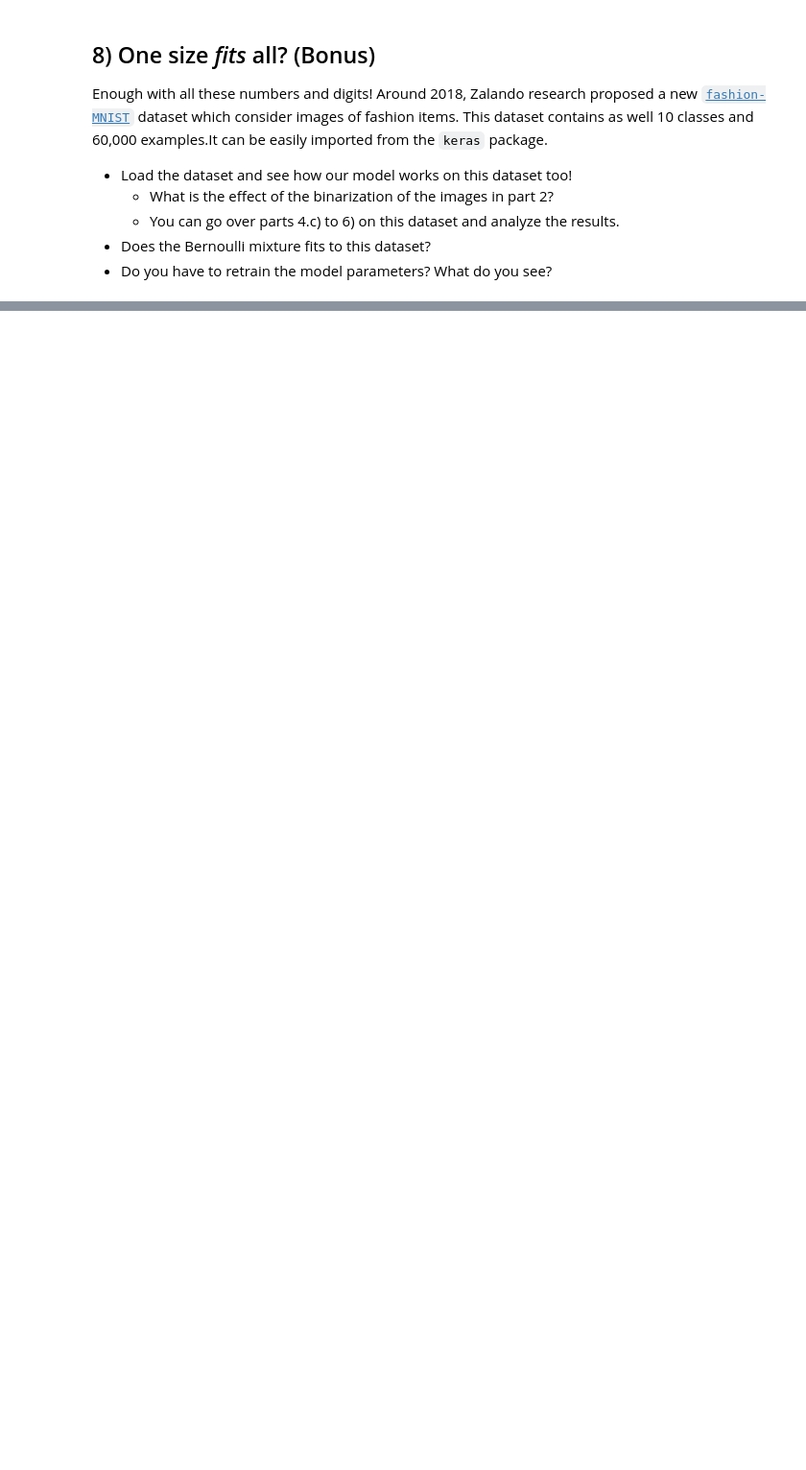
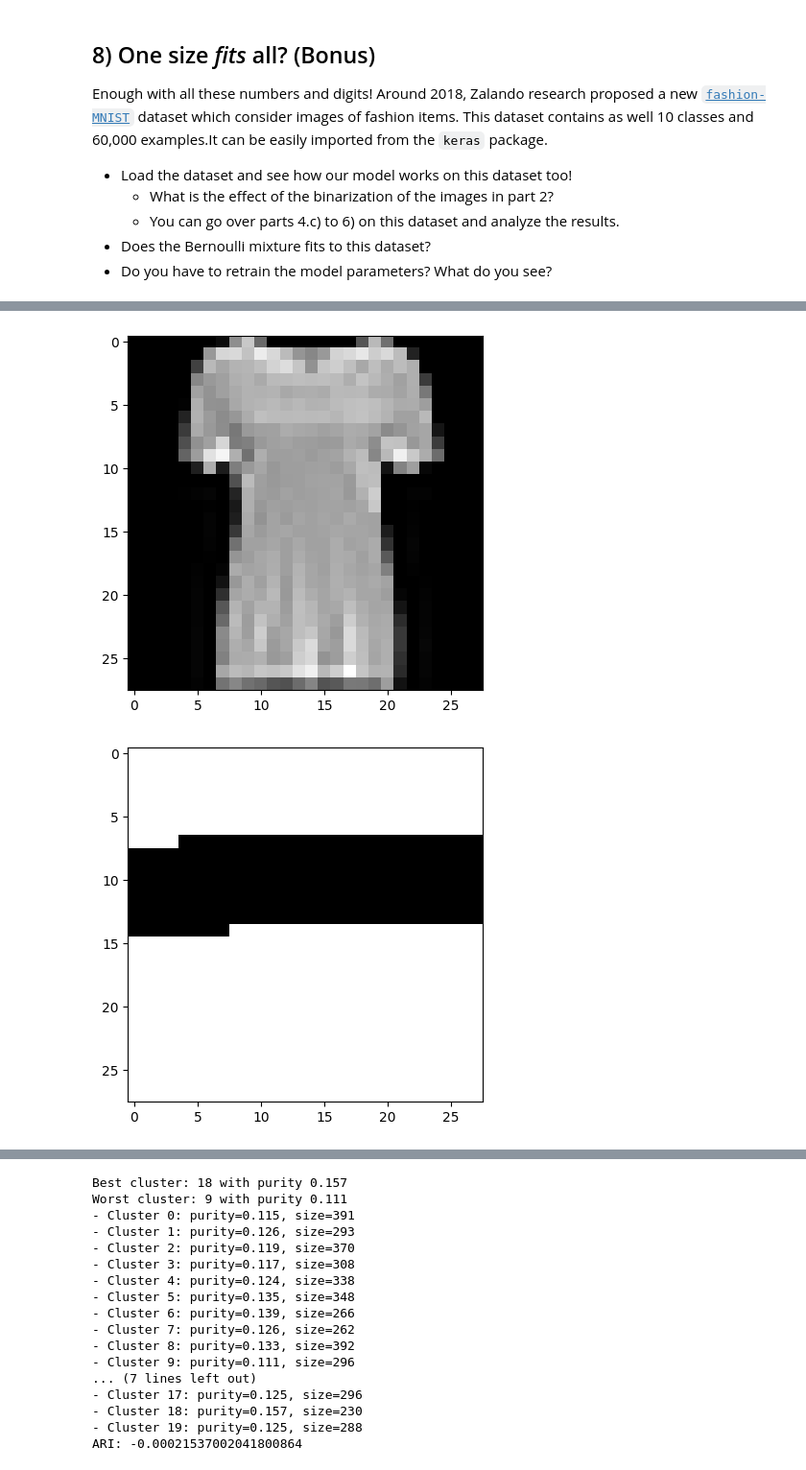
Before and after one commit to vincenteichhorn/cs-apml-assignments, a Jupyter notebook: src/03-mixture-model/Project_Mixture_model.ipynb, the cells around one changed output, grey strips where cells are left out. Shown at 96% size. Saved outputs shown, nothing was run; the diff lists cells and outputs as text; code cells hidden in the pictures; blank space fills up the shorter version.

```diff
--- a/src/03-mixture-model/Project_Mixture_model.ipynb
+++ b/src/03-mixture-model/Project_Mixture_model.ipynb
@@ -1210,4 +1222,0 @@ F_train.shape
-# %%
-F_train_bin = np.array([binarize_image(x) for x in F_train])
-
-repr, priors, assignments, lls = EM(F_train_bin[:N], 20)
@@ -1213,0 +1279,15 @@ repr, priors, assignments, lls = EM(F_train_bin[:N], 20)
+# %%
+class_representatives_lst, priors_tmp, assignments_digits, log_likelihoods_tmp = results[18]  # K=20
+example_1 = F_train[10].flatten() / 255
+plt.imshow(recover_image_matrix(example_1), cmap = 'gray')
+plt.show()
+plt.imshow(mask1.reshape((28,28)), cmap = 'gray')
+plt.show()
+example_1_imputed = em_impute(example_1, mask1, class_representatives_lst, priors_tmp, K = 20, binarize=False)
+plt.imshow(recover_image_matrix(example_1_imputed), cmap = 'gray')
+plt.show()
+print_evaluation_results(E_train[:N], assignments_digits)
+sankey_plot(E_train[:N], assignments_digits)
+# %% [output]
+[figure, added]
+[figure, added]
@@ -1213,0 +1295,17 @@ repr, priors, assignments, lls = EM(F_train_bin[:N], 20)
+Best cluster: 18 with purity 0.157
+Worst cluster: 9 with purity 0.111
+- Cluster 0: purity=0.115, size=391
+- Cluster 1: purity=0.126, size=293
+- Cluster 2: purity=0.119, size=370
+- Cluster 3: purity=0.117, size=308
+- Cluster 4: purity=0.124, size=338
+- Cluster 5: purity=0.135, size=348
+- Cluster 6: purity=0.139, size=266
+- Cluster 7: purity=0.126, size=262
+- Cluster 8: purity=0.133, size=392
+- Cluster 9: purity=0.111, size=296
+... (7 lines left out)
+- Cluster 17: purity=0.125, size=296
+- Cluster 18: purity=0.157, size=230
+- Cluster 19: purity=0.125, size=288
+ARI: -0.00021537002041800864
```
Also changed, not shown: parts of 23 cells of this notebook.
